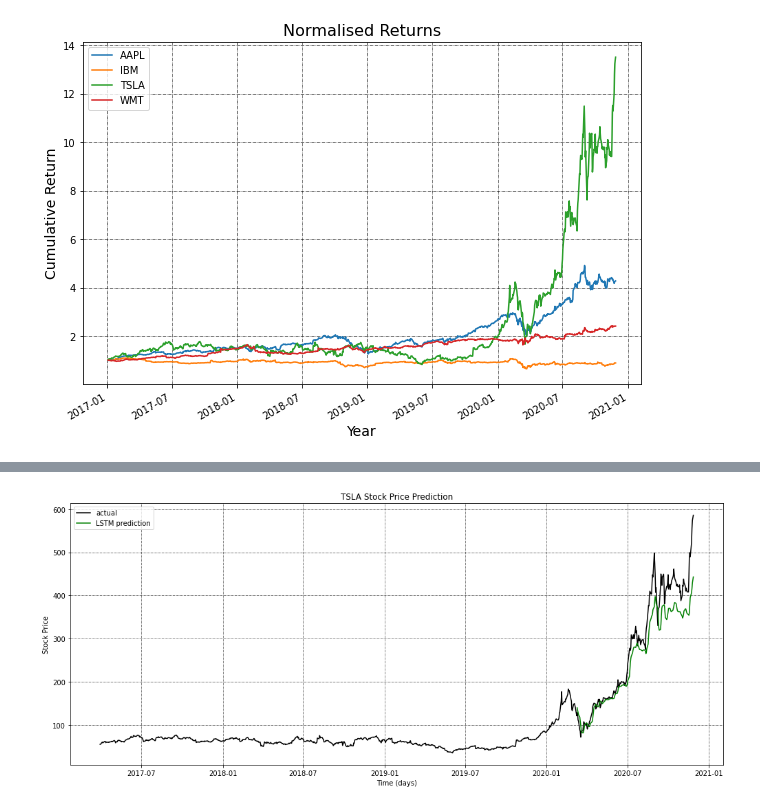
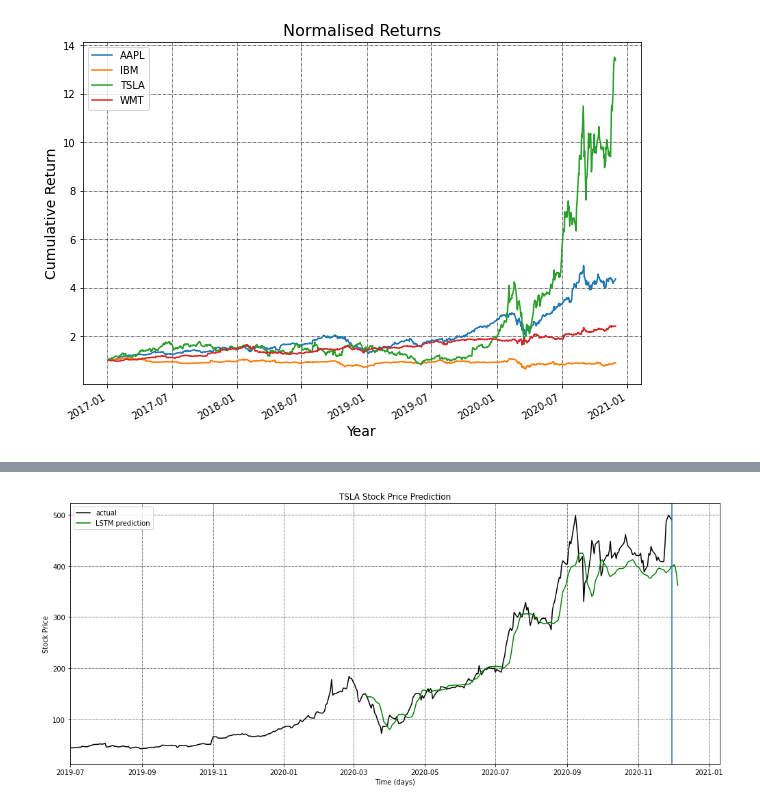
Before and after one commit to florianst/quantfin, a Jupyter notebook: lstm_prediction.ipynb, the cells around one changed output, grey strips where cells are left out. Drawn from its saved outputs; the diff is of its cells as text; code cells hidden in the pictures.

Commit message:
give future prediction, adjust model

```diff
--- a/lstm_prediction.ipynb
+++ b/lstm_prediction.ipynb
@@ -72,17 +74,23 @@ X, y = getTimelagDataset(data)
 from tensorflow.keras.models import Sequential
 from tensorflow.keras.layers import Dense, LSTM, Dropout
 
-def LSTMmodel(): # model from Moghar et al.
+def LSTMmodel(n_forecast): # model from Moghar et al.
     model = Sequential()
-    model.add(LSTM(units=50, return_sequences=True))
+    model.add(LSTM(units=150, return_sequences=True))
     model.add(Dropout(0.2))
-    model.add(LSTM(units=50, return_sequences=True))
+    model.add(LSTM(units=150, return_sequences=True))
     model.add(Dropout(0.2))
-    model.add(LSTM(units=50, return_sequences=True))
+    model.add(LSTM(units=150, return_sequences=True))
     model.add(Dropout(0.2))
-    model.add(LSTM(units=50))
+    model.add(LSTM(units=100))
     model.add(Dropout(0.2))
-    model.add(Dense(units=1))
+    model.add(Dense(units=n_forecast))
 
     model.compile(optimizer='adam', loss='mean_squared_error')
     return model
+# %%
+model = LSTMmodel(n_forecast)
+earlyStopping = tf.keras.callbacks.EarlyStopping(monitor='loss', patience=5, restore_best_weights=True, verbose=1)
+
+with tf.device('/device:GPU:0'):
+    model.fit(X, y, epochs=50, batch_size=32, validation_split=0.2, verbose=1, callbacks=[earlyStopping])
@@ -89,9 +115,4 @@ def LSTMmodel(): # model from Moghar et al.
 # %%
-model = LSTMmodel()
-
-with tf.device('/device:GPU:0'):
-    model.fit(X, y, epochs=100, batch_size=32, validation_split=0.2, verbose=1)
-
-    X_test = X[int(-0.2*X.shape[0]):]
-    y_pred = model.predict(X_test)
-    y_pred, y = scaler.inverse_transform(y_pred), scaler.inverse_transform(y.reshape(-1, 1))
+X_test = X[int(-0.2*X.shape[0]):]
+y_pred = model.predict(X_test)
+y_pred, y = scaler.inverse_transform(y_pred), scaler.inverse_transform(y)
@@ -116,13 +119,25 @@ Epoch 100/100
 # %%
-plt.plot(idx[-len(y):], y, color = 'black', label='actual')
-plt.plot(idx[-len(y_pred):], y_pred, color='green', label='LSTM prediction')
+plt.plot(idx[-len(y[:,0]):],      y[:,0],      color='black', label='actual')
+plt.plot(idx[-len(y_pred[:,0]):], y_pred[:,0], color='green', label='LSTM prediction')
+
+# continue idx by lag - assume date format
+from datetime import datetime, timedelta, date
+startdate = idx[-1]
+idx_forecast = idx.copy(deep=True)
+for i in range(n_forecast):
+    idx_forecast = idx_forecast.append(pd.Index([startdate+timedelta(days=i+1)]))
+
+plt.plot(idx_forecast[-len(y_pred[-1]):], y_pred[-1], color='green')
 plt.title(stockname+' Stock Price Prediction')
 plt.xlabel('Time (days)')
 plt.ylabel('Stock Price')
+plt.xlim(date(2019, 7, 1), date(2021, 1, 10))
+plt.axvline(x=startdate)
 plt.legend()
 plt.grid(which="major", color='k', linestyle='-.', linewidth=0.5)
 
 plt.gcf().set_size_inches(17, 7)
 plt.show()
+plt.close()
 # %% [output]
-[figure, old version]
+[figure, new version]
```
Also changed, not shown: parts of 5 cells of this notebook, 1 other file.
